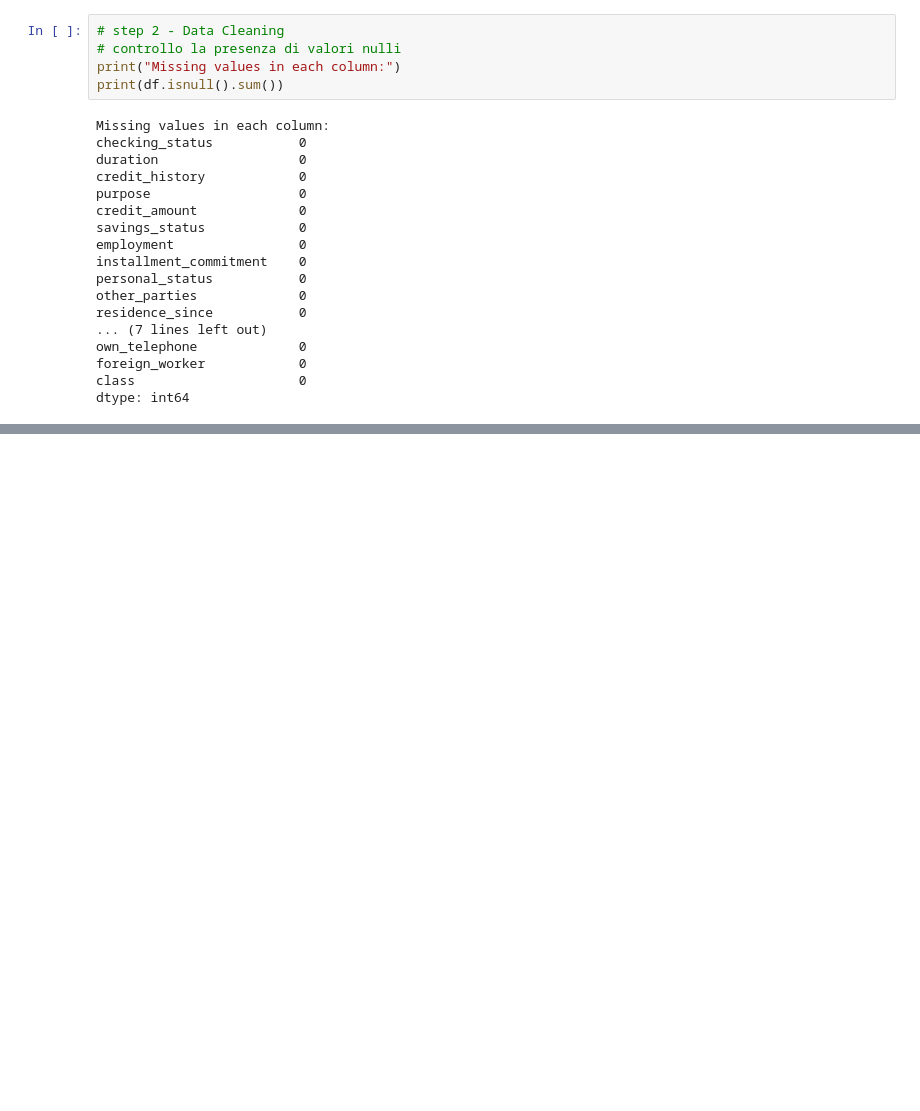
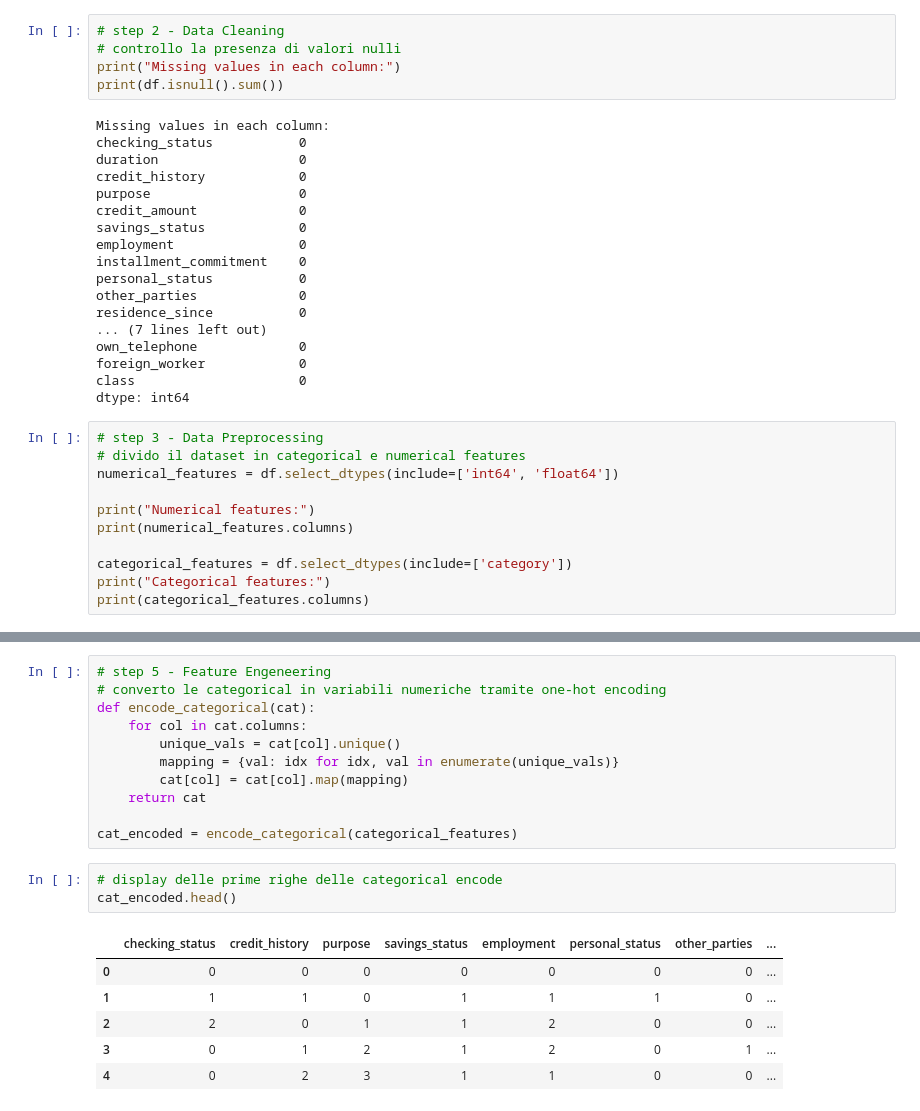
Before and after one commit to EmanueleLippi/AI-in-Credit-Risk-Modeling, a Jupyter notebook: notebook/notebook.ipynb, the cells around one changed output, grey strips where cells are left out. Saved outputs shown, nothing was run; the diff lists cells and outputs as text; blank space fills up the shorter version.

```diff
--- a/notebook/notebook.ipynb
+++ b/notebook/notebook.ipynb
@@ -66,3 +87,14 @@ own_telephone             0
 foreign_worker            0
 class                     0
 dtype: int64
+# %%
+# step 3 - Data Preprocessing
+# divido il dataset in categorical e numerical features
+numerical_features = df.select_dtypes(include=['int64', 'float64'])
+
+print("Numerical features:")
+print(numerical_features.columns)
+
+categorical_features = df.select_dtypes(include=['category'])
+print("Categorical features:")
+print(categorical_features.columns)
@@ -68,0 +112,21 @@ dtype: int64
+# %%
+# step 5 - Feature Engeneering
+# converto le categorical in variabili numeriche tramite one-hot encoding
+def encode_categorical(cat):
+    for col in cat.columns:
+        unique_vals = cat[col].unique()
+        mapping = {val: idx for idx, val in enumerate(unique_vals)}
+        cat[col] = cat[col].map(mapping)
+    return cat
+
+cat_encoded = encode_categorical(categorical_features)
+# %%
+# display delle prime righe delle categorical encode
+cat_encoded.head()
+# %% [output]
+|  | checking_status | credit_history | purpose | savings_status | employment | personal_status | other_parties | ... |
+| 0 | 0 | 0 | 0 | 0 | 0 | 0 | 0 | ... |
+| 1 | 1 | 1 | 0 | 1 | 1 | 1 | 0 | ... |
+| 2 | 2 | 0 | 1 | 1 | 2 | 0 | 0 | ... |
+| 3 | 0 | 1 | 2 | 1 | 2 | 0 | 1 | ... |
+| 4 | 0 | 2 | 3 | 1 | 1 | 0 | 0 | ... |
```
Also changed, not shown: parts of 13 cells of this notebook.
